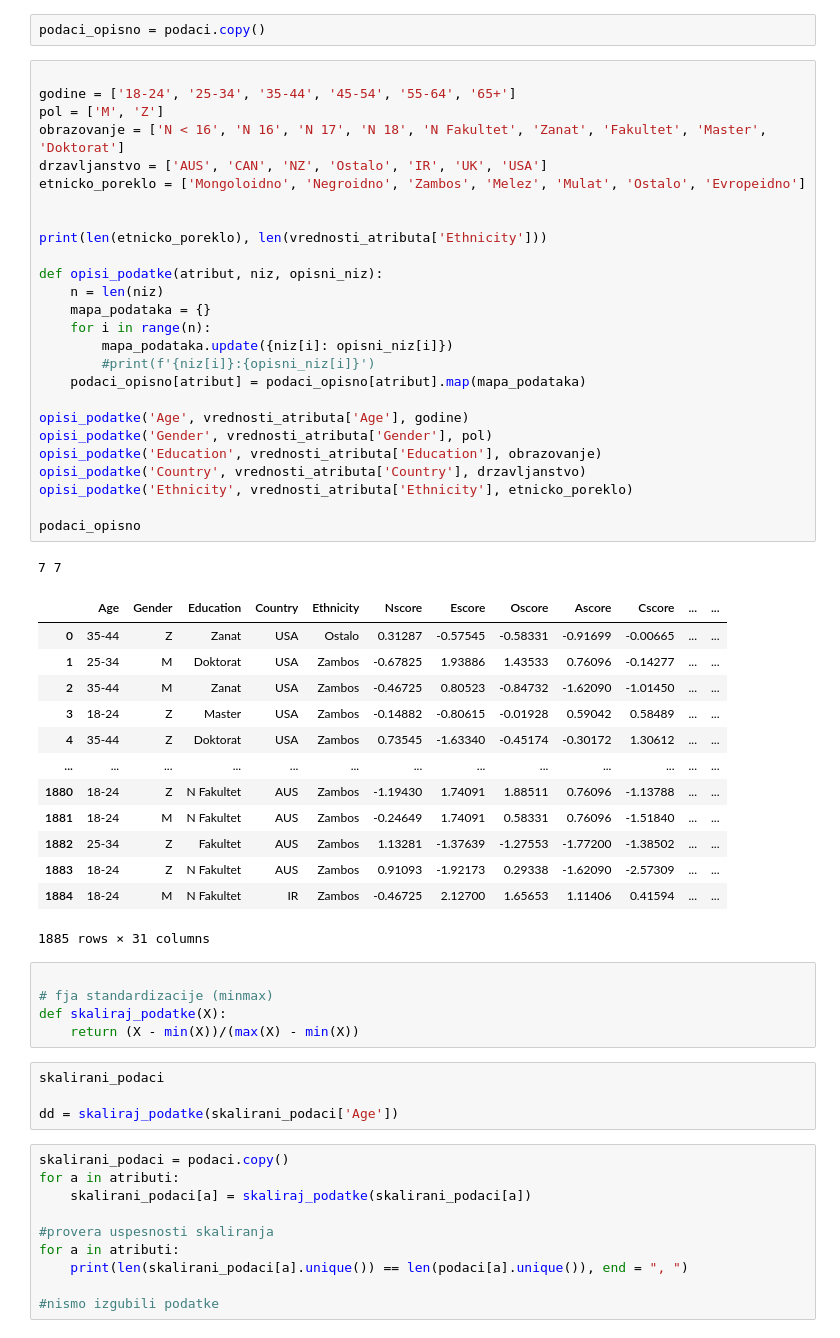
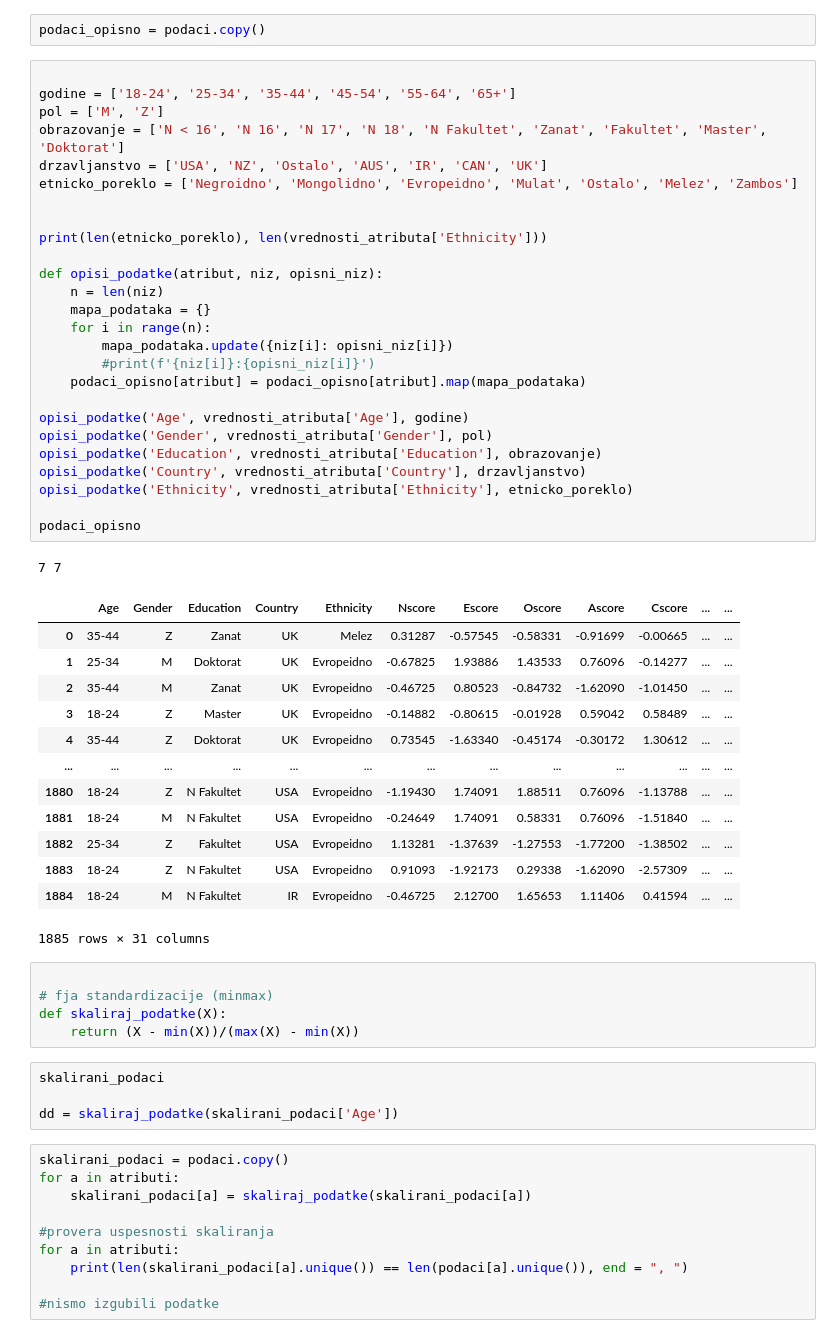
Before and after one commit to MATF-istrazivanje-podataka-1/2023_Data_Mining_Drugs_consumption_Dataset, a Jupyter notebook: Drug consumption.ipynb, the cells around one changed output. Drawn from its saved outputs; the diff is of its cells as text.

```diff
--- a/Drug consumption.ipynb
+++ b/Drug consumption.ipynb
@@ -178,53 +178,53 @@ podaci_opisno = podaci.copy()
 # %%
 
 godine = ['18-24', '25-34', '35-44', '45-54', '55-64', '65+']
 pol = ['M', 'Z']
 obrazovanje = ['N < 16', 'N 16', 'N 17', 'N 18', 'N Fakultet', 'Zanat', 'Fakultet', 'Master', 'Doktorat']
-drzavljanstvo = ['AUS', 'CAN', 'NZ', 'Ostalo', 'IR', 'UK', 'USA']
-etnicko_poreklo = ['Mongoloidno', 'Negroidno', 'Zambos', 'Melez', 'Mulat', 'Ostalo', 'Evropeidno']
+drzavljanstvo = ['USA', 'NZ', 'Ostalo', 'AUS', 'IR', 'CAN', 'UK']
+etnicko_poreklo = ['Negroidno', 'Mongolidno', 'Evropeidno', 'Mulat', 'Ostalo', 'Melez', 'Zambos']
 
 
 print(len(etnicko_poreklo), len(vrednosti_atributa['Ethnicity']))
 
 def opisi_podatke(atribut, niz, opisni_niz):
     n = len(niz)
     mapa_podataka = {}
     for i in range(n):
         mapa_podataka.update({niz[i]: opisni_niz[i]})
         #print(f'{niz[i]}:{opisni_niz[i]}')
     podaci_opisno[atribut] = podaci_opisno[atribut].map(mapa_podataka)
 
 opisi_podatke('Age', vrednosti_atributa['Age'], godine)
 opisi_podatke('Gender', vrednosti_atributa['Gender'], pol)
 opisi_podatke('Education', vrednosti_atributa['Education'], obrazovanje)
 opisi_podatke('Country', vrednosti_atributa['Country'], drzavljanstvo)
 opisi_podatke('Ethnicity', vrednosti_atributa['Ethnicity'], etnicko_poreklo)
 
 podaci_opisno
 # %% [output]
 7 7
 |  | Age | Gender | Education | Country | Ethnicity | Nscore | Escore | Oscore | Ascore | Cscore | ... | ... |
-| 0 | 35-44 | Z | Zanat | USA | Ostalo | 0.31287 | -0.57545 | -0.58331 | -0.91699 | -0.00665 | ... | ... |
-| 1 | 25-34 | M | Doktorat | USA | Zambos | -0.67825 | 1.93886 | 1.43533 | 0.76096 | -0.14277 | ... | ... |
-| 2 | 35-44 | M | Zanat | USA | Zambos | -0.46725 | 0.80523 | -0.84732 | -1.62090 | -1.01450 | ... | ... |
-| 3 | 18-24 | Z | Master | USA | Zambos | -0.14882 | -0.80615 | -0.01928 | 0.59042 | 0.58489 | ... | ... |
-| 4 | 35-44 | Z | Doktorat | USA | Zambos | 0.73545 | -1.63340 | -0.45174 | -0.30172 | 1.30612 | ... | ... |
+| 0 | 35-44 | Z | Zanat | UK | Melez | 0.31287 | -0.57545 | -0.58331 | -0.91699 | -0.00665 | ... | ... |
+| 1 | 25-34 | M | Doktorat | UK | Evropeidno | -0.67825 | 1.93886 | 1.43533 | 0.76096 | -0.14277 | ... | ... |
+| 2 | 35-44 | M | Zanat | UK | Evropeidno | -0.46725 | 0.80523 | -0.84732 | -1.62090 | -1.01450 | ... | ... |
+| 3 | 18-24 | Z | Master | UK | Evropeidno | -0.14882 | -0.80615 | -0.01928 | 0.59042 | 0.58489 | ... | ... |
+| 4 | 35-44 | Z | Doktorat | UK | Evropeidno | 0.73545 | -1.63340 | -0.45174 | -0.30172 | 1.30612 | ... | ... |
 | ... | ... | ... | ... | ... | ... | ... | ... | ... | ... | ... | ... | ... |
-| 1880 | 18-24 | Z | N Fakultet | AUS | Zambos | -1.19430 | 1.74091 | 1.88511 | 0.76096 | -1.13788 | ... | ... |
-| 1881 | 18-24 | M | N Fakultet | AUS | Zambos | -0.24649 | 1.74091 | 0.58331 | 0.76096 | -1.51840 | ... | ... |
-| 1882 | 25-34 | Z | Fakultet | AUS | Zambos | 1.13281 | -1.37639 | -1.27553 | -1.77200 | -1.38502 | ... | ... |
-| 1883 | 18-24 | Z | N Fakultet | AUS | Zambos | 0.91093 | -1.92173 | 0.29338 | -1.62090 | -2.57309 | ... | ... |
-| 1884 | 18-24 | M | N Fakultet | IR | Zambos | -0.46725 | 2.12700 | 1.65653 | 1.11406 | 0.41594 | ... | ... |
+| 1880 | 18-24 | Z | N Fakultet | USA | Evropeidno | -1.19430 | 1.74091 | 1.88511 | 0.76096 | -1.13788 | ... | ... |
+| 1881 | 18-24 | M | N Fakultet | USA | Evropeidno | -0.24649 | 1.74091 | 0.58331 | 0.76096 | -1.51840 | ... | ... |
+| 1882 | 25-34 | Z | Fakultet | USA | Evropeidno | 1.13281 | -1.37639 | -1.27553 | -1.77200 | -1.38502 | ... | ... |
+| 1883 | 18-24 | Z | N Fakultet | USA | Evropeidno | 0.91093 | -1.92173 | 0.29338 | -1.62090 | -2.57309 | ... | ... |
+| 1884 | 18-24 | M | N Fakultet | IR | Evropeidno | -0.46725 | 2.12700 | 1.65653 | 1.11406 | 0.41594 | ... | ... |
 1885 rows × 31 columns
 # %%
 
 # fja standardizacije (minmax)
 def skaliraj_podatke(X):
     return (X - min(X))/(max(X) - min(X))
-# %%
-skalirani_podaci
-
-dd = skaliraj_podatke(skalirani_podaci['Age'])
+# %%
+skalirani_podaci
+
+dd = skaliraj_podatke(skalirani_podaci['Age'])
 # %%
 skalirani_podaci = podaci.copy()
 for a in atributi:
```
Also changed, not shown: parts of 2 cells of this notebook.
